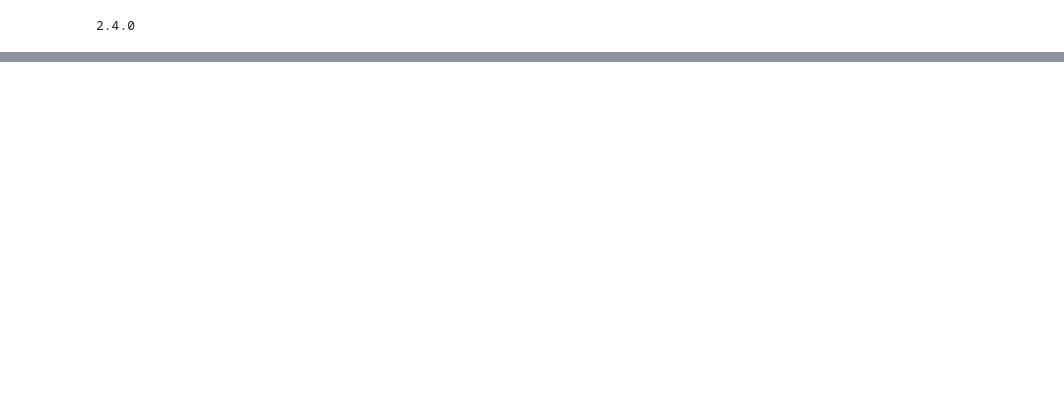
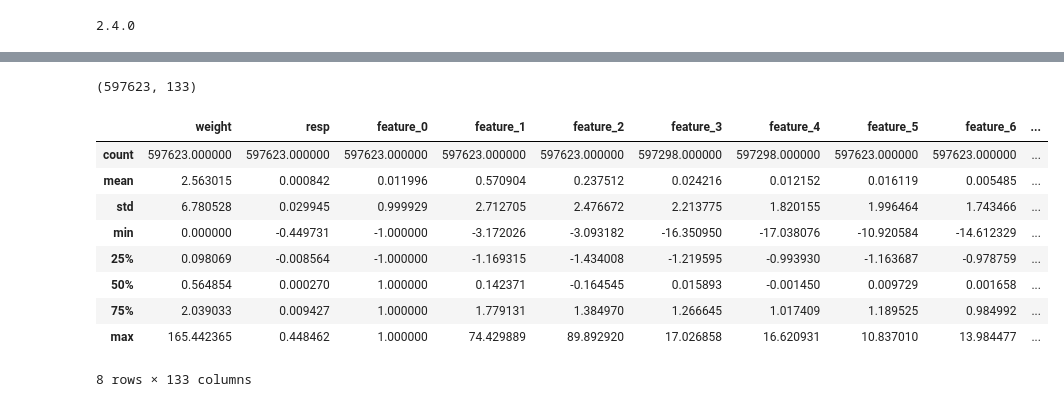
Before and after one commit to nononovia/nwHack2021_Stock_prediction_preoject, a Jupyter notebook: Jane_Street_Stock__prediction.ipynb, the cells around one changed output, grey strips where cells are left out. Drawn from its saved outputs; the diff is of its cells as text; code cells hidden in the pictures; blank space fills up the shorter version.

```diff
--- a/Jane_Street_Stock__prediction.ipynb
+++ b/Jane_Street_Stock__prediction.ipynb
@@ -40,0 +78,2 @@ print(tf.__version__)
+# %%
+dftrain = pd.read_csv('train.csv' , parse_dates=True , index_col=0)
@@ -40,0 +91,4 @@ print(tf.__version__)
+# %%
+train = dftrain[dftrain['ts_id']<len(dftrain)/4]
+train = train.drop(dftrain.columns[[1, 2, 3, 4]], axis=1)
+train.head()
@@ -40,0 +104,17 @@ print(tf.__version__)
+# %%
+train.shape
+# %% [output]
+(597623, 133)
+# %%
+train.describe()
+# %% [output]
+|  | weight | resp | feature_0 | feature_1 | feature_2 | feature_3 | feature_4 | feature_5 | feature_6 | ... |
+| count | 597623.000000 | 597623.000000 | 597623.000000 | 597623.000000 | 597623.000000 | 597298.000000 | 597298.000000 | 597623.000000 | 597623.000000 | ... |
+| mean | 2.563015 | 0.000842 | 0.011996 | 0.570904 | 0.237512 | 0.024216 | 0.012152 | 0.016119 | 0.005485 | ... |
+| std | 6.780528 | 0.029945 | 0.999929 | 2.712705 | 2.476672 | 2.213775 | 1.820155 | 1.996464 | 1.743466 | ... |
+| min | 0.000000 | -0.449731 | -1.000000 | -3.172026 | -3.093182 | -16.350950 | -17.038076 | -10.920584 | -14.612329 | ... |
+| 25% | 0.098069 | -0.008564 | -1.000000 | -1.169315 | -1.434008 | -1.219595 | -0.993930 | -1.163687 | -0.978759 | ... |
+| 50% | 0.564854 | 0.000270 | 1.000000 | 0.142371 | -0.164545 | 0.015893 | -0.001450 | 0.009729 | 0.001658 | ... |
+| 75% | 2.039033 | 0.009427 | 1.000000 | 1.779131 | 1.384970 | 1.266645 | 1.017409 | 1.189525 | 0.984992 | ... |
+| max | 165.442365 | 0.448462 | 1.000000 | 74.429889 | 89.892920 | 17.026858 | 16.620931 | 10.837010 | 13.984477 | ... |
+8 rows × 133 columns
```
Also changed, not shown: parts of 18 cells of this notebook.
